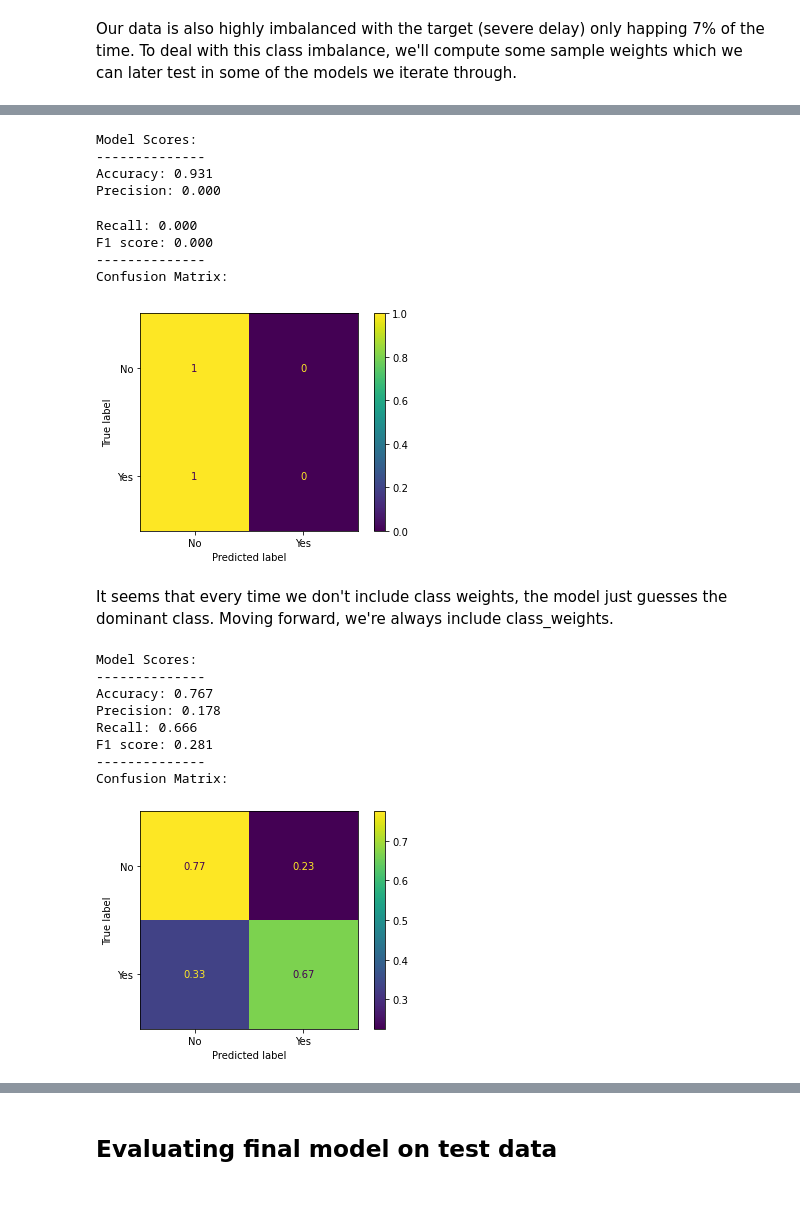
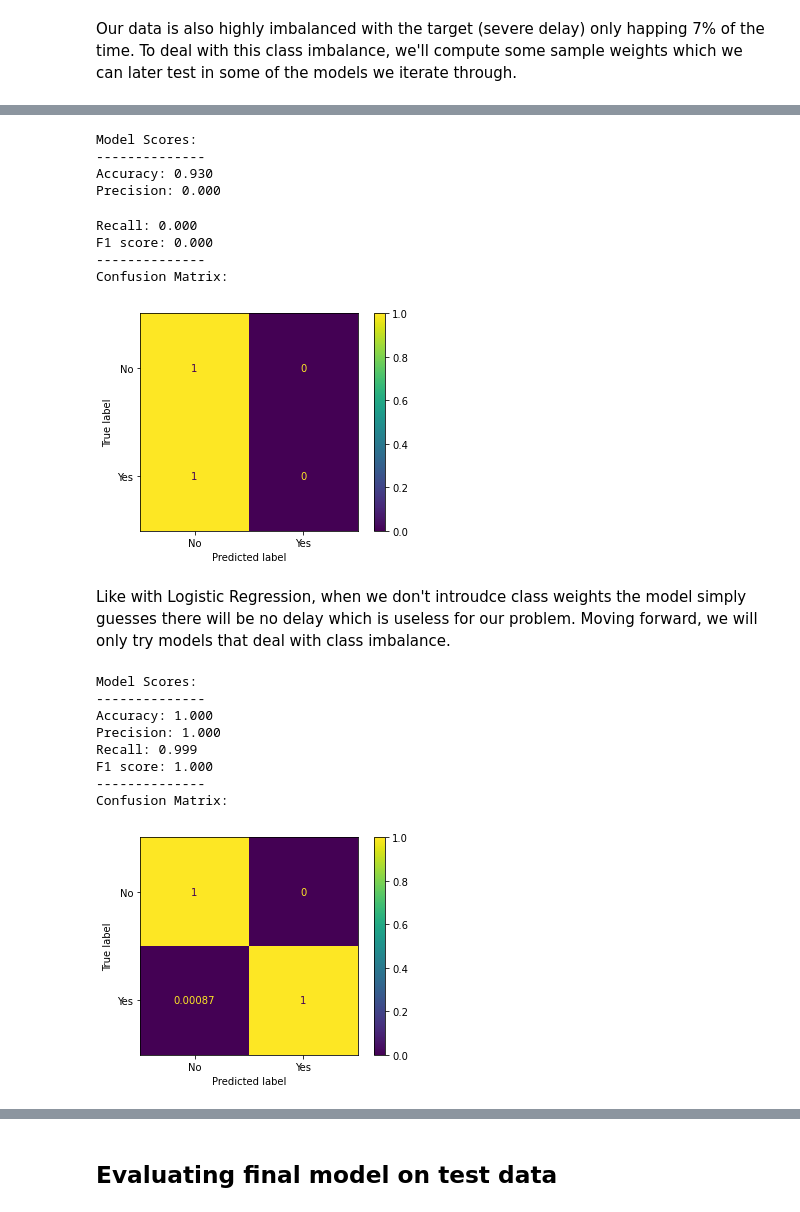
Before and after one commit to robertharrow/detecting-severe-flight-delays, a Jupyter notebook: 2. Modeling.ipynb, the cells around one changed output, grey strips where cells are left out. Cells and saved outputs as stored; diff of their text form; code cells hidden in the pictures.

```diff
--- a/2. Modeling.ipynb
+++ b/2. Modeling.ipynb
@@ -212,4 +223,5 @@ def evaluate_model(pipe, X, y_true):
     print('--------------')
     print('Confusion Matrix:')
 
-    ConfusionMatrixDisplay.from_predictions(y_true, y_pred, normalize='true')
+    disp = ConfusionMatrixDisplay.from_predictions(y_true, y_pred, normalize='true')
+    plt.show()
@@ -366,34 +397,33 @@ evaluate_model(rf_pipe, X_valid, y_valid)
 # %% [output]
 Model Scores:
 --------------
-Accuracy: 0.931
+Accuracy: 0.930
 Precision: 0.000
 Recall: 0.000
 F1 score: 0.000
 --------------
 Confusion Matrix:
 [figure]
-# %% [markdown]
-It seems that every time we don't include class weights, the model just guesses the dominant class. Moving forward, we're always include class_weights.
+# %% [markdown]
+Like with Logistic Regression, when we don't introudce class weights the model simply guesses there will be no delay which is useless for our problem. Moving forward, we will only try models that deal with class imbalance.
 # %%
+# Now we call on a Random Forest classifier with default parameters, except for class_weights
 rf_pipe2 = Pipeline(steps=[('prep', col_transform),
-                           ('rf', RandomForestClassifier(n_estimators=100,
-                                  max_depth=12,
-                                  class_weight=class_weights_dict,
-                                  random_state=123))])
+                           ('rf', RandomForestClassifier(class_weight=class_weights_dict, random_state=123))])
+
+# Fit and evaluate
 rf_pipe2.fit(X_train, y_train)
-
 evaluate_model(rf_pipe2, X_train, y_train)
 # %% [output]
 Model Scores:
 --------------
-Accuracy: 0.767
-Precision: 0.178
-Recall: 0.666
-F1 score: 0.281
+Accuracy: 1.000
+Precision: 1.000
+Recall: 0.999
+F1 score: 1.000
 --------------
 Confusion Matrix:
-[figure, old version]
+[figure, new version]
 # %%
 # Checking model on validation data
 evaluate_model(rf_pipe2, X_valid, y_valid)
```
Also changed, not shown: parts of 84 cells of this notebook, 5 other files.
